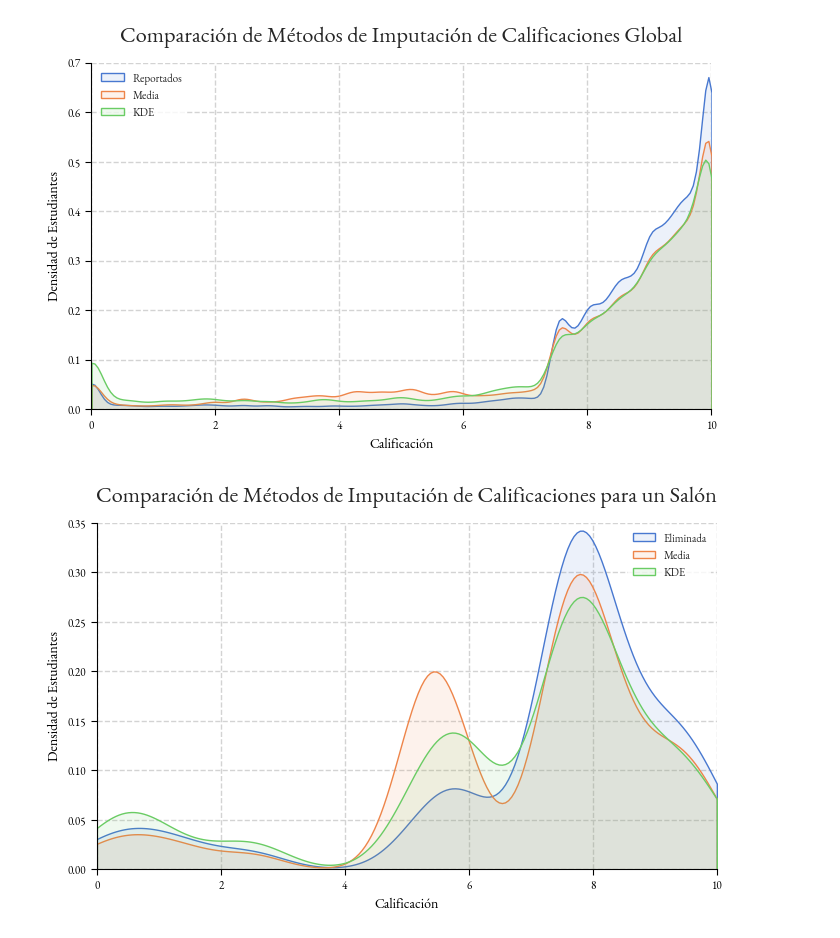
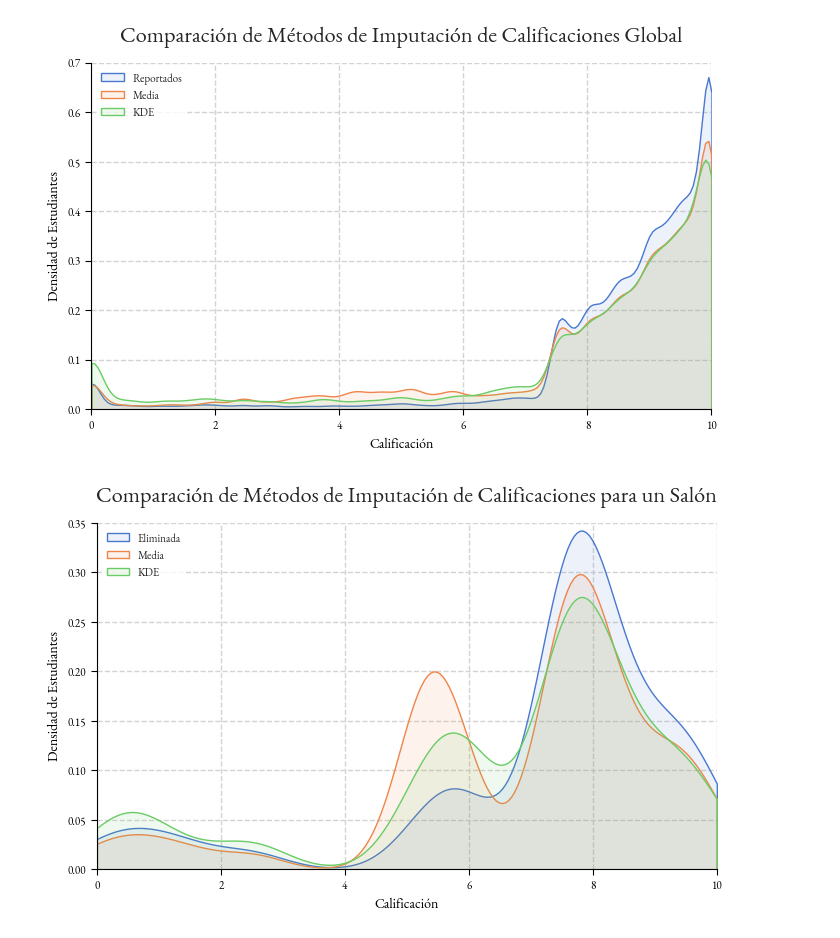
Before and after one commit to heritaco/CMAT, a Jupyter notebook: notebooks/04 Reportes/01 Imputacion de Valores Faltantes.ipynb, the cells around one changed output. Cells and saved outputs as stored; diff of their text form; code cells hidden in the pictures.

```diff
--- a/notebooks/04 Reportes/01 Imputacion de Valores Faltantes.ipynb
+++ b/notebooks/04 Reportes/01 Imputacion de Valores Faltantes.ipynb
@@ -559,20 +559,20 @@ comparacion_metodos_imputacion_calificaciones_global()
 # %%
 
 def comparacion_metodos_imputacion_calificaciones_salon(salon):
     sns.kdeplot(salon['CALIFICACION'], cut=0, bw_adjust=0.5, clip=(0, 10), fill=True, alpha=0.1, label='Eliminada', linewidth=1)
     sns.kdeplot(salon['IMPMEAN'], cut=0, bw_adjust=0.5, fill=True, alpha=0.1, label='Media', linewidth=1)
     sns.kdeplot(salon['IMPKDE'], cut=0, bw_adjust=0.5, fill=True, alpha=0.1, label='KDE', linewidth=1)
     plt.title('Comparación de Métodos de Imputación de Calificaciones para un Salón')
     plt.xlabel('Calificación')
     plt.ylabel('Densidad de Estudiantes')
-    plt.legend()
+    plt.legend(loc='upper left')
     plt.savefig('visualizations/profes_distributions/imputation/imputation_comparison.png', bbox_inches='tight')
     plt.savefig('visualizations/figuras/05_01.pdf', bbox_inches='tight')
     plt.show()
 
 comparacion_metodos_imputacion_calificaciones_salon(salon)
 # %% [output]
-[figure, old version]
+[figure, new version]
 # %%
 ultramerge.head()
 # %% [output]
```
Also changed, not shown: 25 other files.
